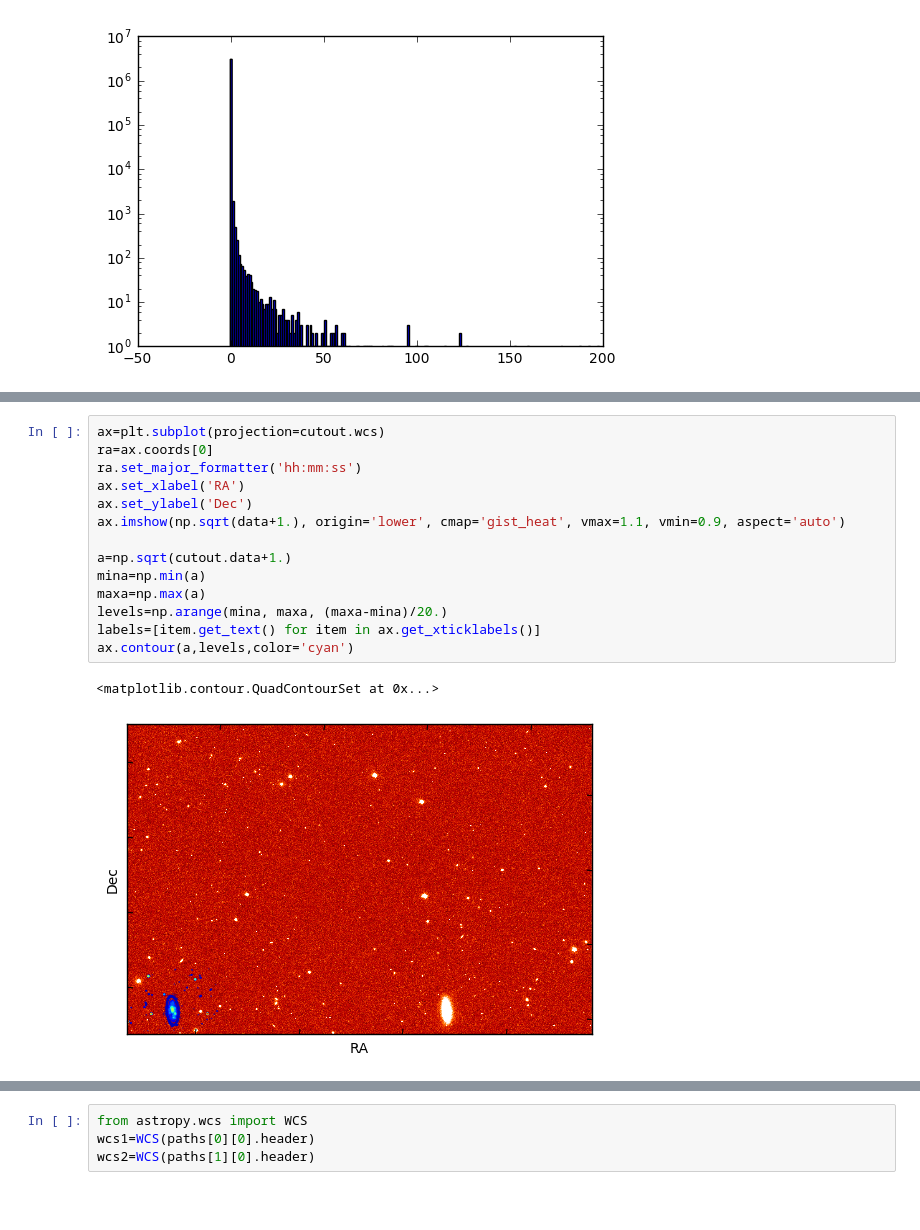
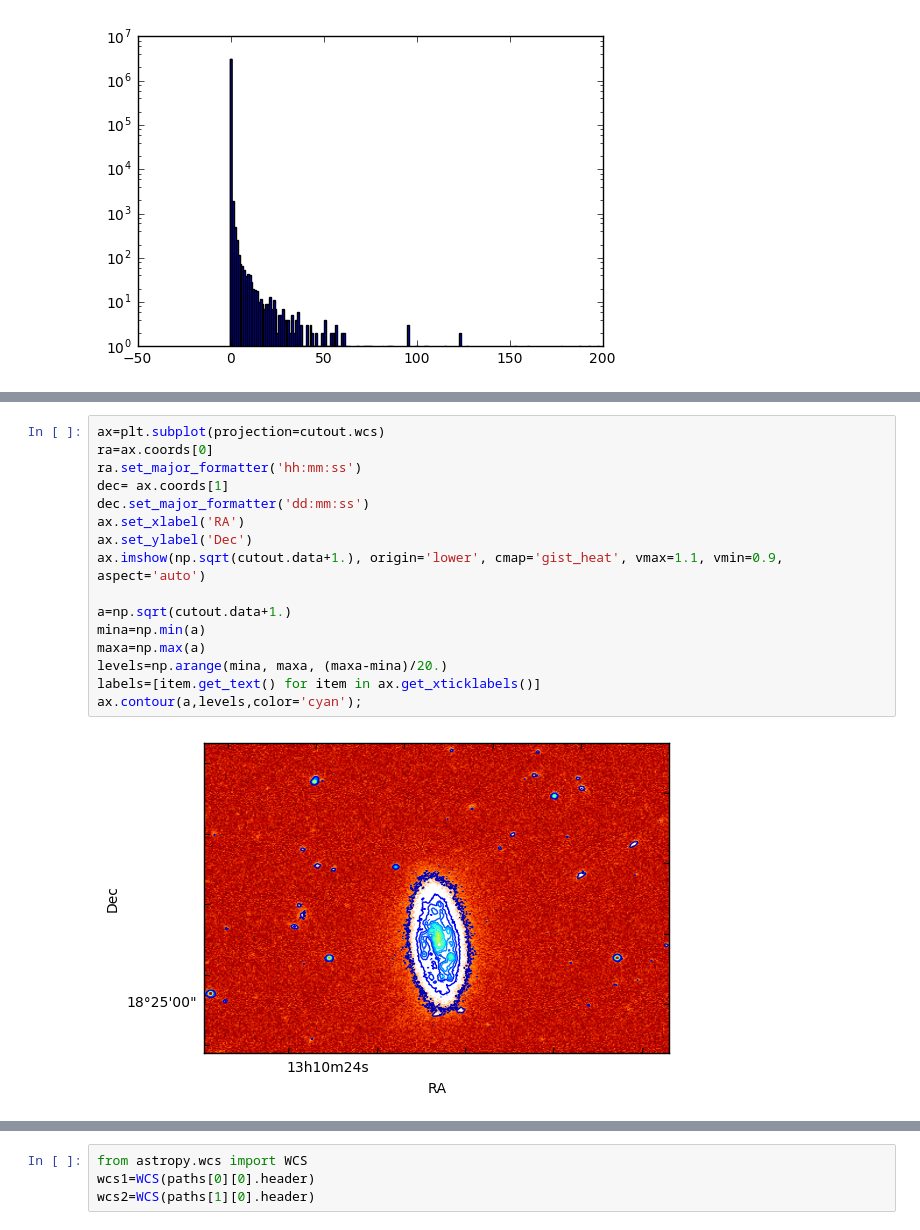
Before and after one commit to javicarron/Programming, a Jupyter notebook: Day6.ipynb, the cells around one changed output, grey strips where cells are left out. Cells and saved outputs as stored; diff of their text form; blank space fills up the shorter version.

```diff
--- a/Day6.ipynb
+++ b/Day6.ipynb
@@ -355,20 +348,21 @@ the RADECSYS keyword is deprecated, use RADESYSa. [astropy.wcs.wcs]
 # %%
 ax=plt.subplot(projection=cutout.wcs)
 ra=ax.coords[0]
 ra.set_major_formatter('hh:mm:ss')
+dec= ax.coords[1]
+dec.set_major_formatter('dd:mm:ss')
 ax.set_xlabel('RA')
 ax.set_ylabel('Dec')
-ax.imshow(np.sqrt(data+1.), origin='lower', cmap='gist_heat', vmax=1.1, vmin=0.9, aspect='auto')
+ax.imshow(np.sqrt(cutout.data+1.), origin='lower', cmap='gist_heat', vmax=1.1, vmin=0.9, aspect='auto')
 
 a=np.sqrt(cutout.data+1.)
 mina=np.min(a)
 maxa=np.max(a)
 levels=np.arange(mina, maxa, (maxa-mina)/20.)
 labels=[item.get_text() for item in ax.get_xticklabels()]
-ax.contour(a,levels,color='cyan')
+ax.contour(a,levels,color='cyan');
 # %% [output]
-<matplotlib.contour.QuadContourSet at 0x...>
-[figure, old version]
+[figure, new version]
 # %%
 from astroquery.skyview import SkyView
 survey='WISE 12'
```
Also changed, not shown: parts of 5 cells of this notebook, 3 other files.
